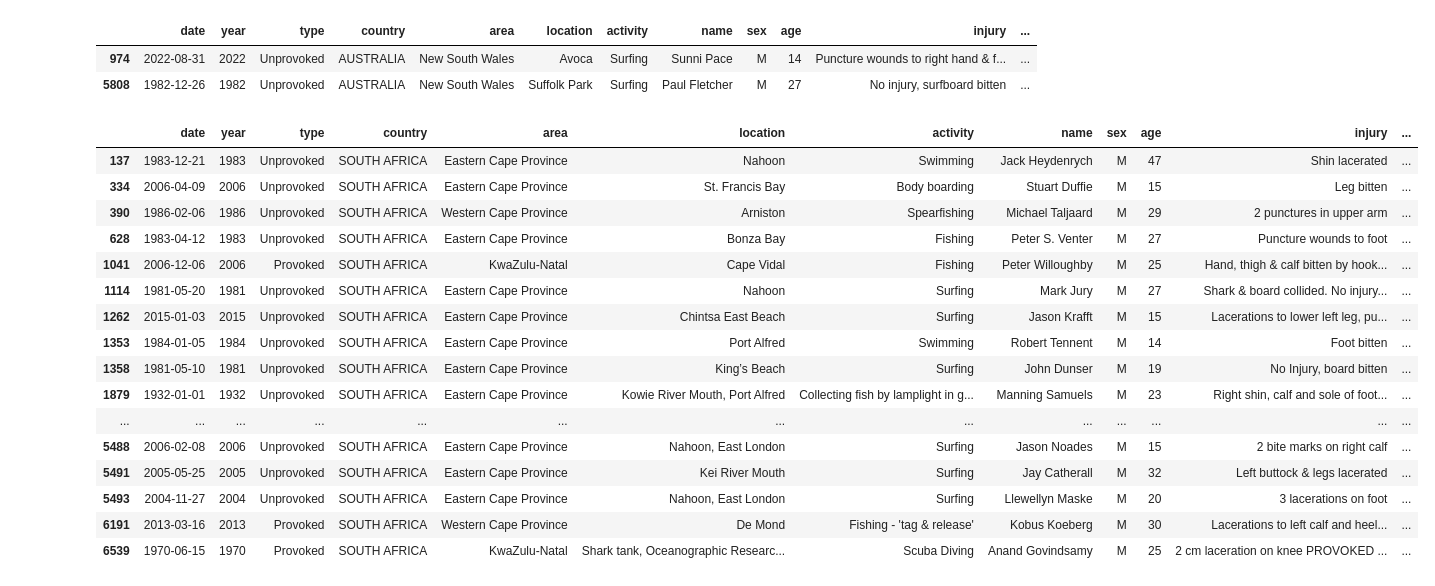
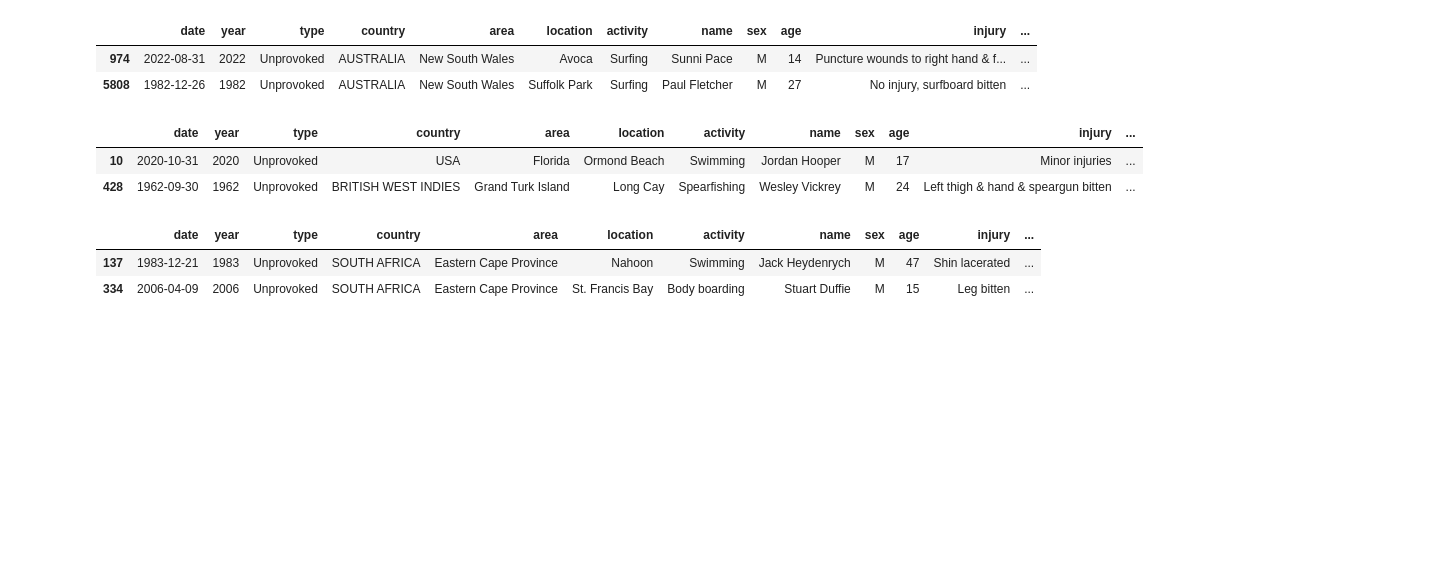
Before and after one commit to CourtneyCole123/Shark-Analysis-Team, a Jupyter notebook: Shark Data.ipynb, the cells around one changed output. Drawn from its saved outputs; the diff is of its cells as text; code cells hidden in the pictures; blank space fills up the shorter version.

```diff
--- a/Shark Data.ipynb
+++ b/Shark Data.ipynb
@@ -553,27 +516,17 @@ bronze_whaler_shark_df
 | 5808 | 1982-12-26 | 1982 | Unprovoked | AUSTRALIA | New South Wales | Suffolk Park | Surfing | Paul Fletcher | M | 27 | No injury, surfboard bitten | ... |
 # %%
 blacktip_shark_df = clean_data_df.loc[clean_data_df['Species_1'] =='Blacktip shark' ]
-#blacktip_shark_df
+blacktip_shark_df.head(2)
+# %% [output]
+|  | date | year | type | country | area | location | activity | name | sex | age | injury | ... |
+| 10 | 2020-10-31 | 2020 | Unprovoked | USA | Florida | Ormond Beach | Swimming | Jordan Hooper | M | 17 | Minor injuries | ... |
+| 428 | 1962-09-30 | 1962 | Unprovoked | BRITISH WEST INDIES | Grand Turk Island | Long Cay | Spearfishing | Wesley Vickrey | M | 24 | Left thigh & hand & speargun bitten | ... |
 # %%
 raggedtooth_shark_df = clean_data_df.loc[clean_data_df['Species_1'] =='Raggedtooth shark' ]
-raggedtooth_shark_df
+raggedtooth_shark_df.head(2)
 # %% [output]
 |  | date | year | type | country | area | location | activity | name | sex | age | injury | ... |
 | 137 | 1983-12-21 | 1983 | Unprovoked | SOUTH AFRICA | Eastern Cape Province | Nahoon | Swimming | Jack Heydenrych | M | 47 | Shin lacerated | ... |
 | 334 | 2006-04-09 | 2006 | Unprovoked | SOUTH AFRICA | Eastern Cape Province | St. Francis Bay | Body boarding | Stuart Duffie | M | 15 | Leg bitten | ... |
-| 390 | 1986-02-06 | 1986 | Unprovoked | SOUTH AFRICA | Western Cape Province | Arniston | Spearfishing | Michael Taljaard | M | 29 | 2 punctures in upper arm | ... |
-| 628 | 1983-04-12 | 1983 | Unprovoked | SOUTH AFRICA | Eastern Cape Province | Bonza Bay | Fishing | Peter S. Venter | M | 27 | Puncture wounds to foot | ... |
-| 1041 | 2006-12-06 | 2006 | Provoked | SOUTH AFRICA | KwaZulu-Natal | Cape Vidal | Fishing | Peter Willoughby | M | 25 | Hand, thigh & calf bitten by hook... | ... |
-| 1114 | 1981-05-20 | 1981 | Unprovoked | SOUTH AFRICA | Eastern Cape Province | Nahoon | Surfing | Mark Jury | M | 27 | Shark & board collided. No injury... | ... |
-| 1262 | 2015-01-03 | 2015 | Unprovoked | SOUTH AFRICA | Eastern Cape Province | Chintsa East Beach | Surfing | Jason Krafft | M | 15 | Lacerations to lower left leg, pu... | ... |
-| 1353 | 1984-01-05 | 1984 | Unprovoked | SOUTH AFRICA | Eastern Cape Province | Port Alfred | Swimming | Robert Tennent | M | 14 | Foot bitten | ... |
-| 1358 | 1981-05-10 | 1981 | Unprovoked | SOUTH AFRICA | Eastern Cape Province | King’s Beach | Surfing | John Dunser | M | 19 | No Injury, board bitten | ... |
-| 1879 | 1932-01-01 | 1932 | Unprovoked | SOUTH AFRICA | Eastern Cape Province | Kowie River Mouth, Port Alfred | Collecting fish by lamplight in g... | Manning Samuels | M | 23 | Right shin, calf and sole of foot... | ... |
-| ... | ... | ... | ... | ... | ... | ... | ... | ... | ... | ... | ... | ... |
-| 5488 | 2006-02-08 | 2006 | Unprovoked | SOUTH AFRICA | Eastern Cape Province | Nahoon, East London | Surfing | Jason Noades | M | 15 | 2 bite marks on right calf | ... |
-| 5491 | 2005-05-25 | 2005 | Unprovoked | SOUTH AFRICA | Eastern Cape Province | Kei River Mouth | Surfing | Jay Catherall | M | 32 | Left buttock & legs lacerated | ... |
-| 5493 | 2004-11-27 | 2004 | Unprovoked | SOUTH AFRICA | Eastern Cape Province | Nahoon, East London | Surfing | Llewellyn Maske | M | 20 | 3 lacerations on foot | ... |
-| 6191 | 2013-03-16 | 2013 | Provoked | SOUTH AFRICA | Western Cape Province | De Mond | Fishing - 'tag & release' | Kobus Koeberg | M | 30 | Lacerations to left calf and heel... | ... |
-| 6539 | 1970-06-15 | 1970 | Provoked | SOUTH AFRICA | KwaZulu-Natal | Shark tank, Oceanographic Researc... | Scuba Diving | Anand Govindsamy | M | 25 | 2 cm laceration on knee PROVOKED ... | ... |
 # %%
 nurse_shark_df = clean_data_df.loc[clean_data_df['Species_1'] =='Nurse shark' ]
```
Also changed, not shown: parts of 14 cells of this notebook.
